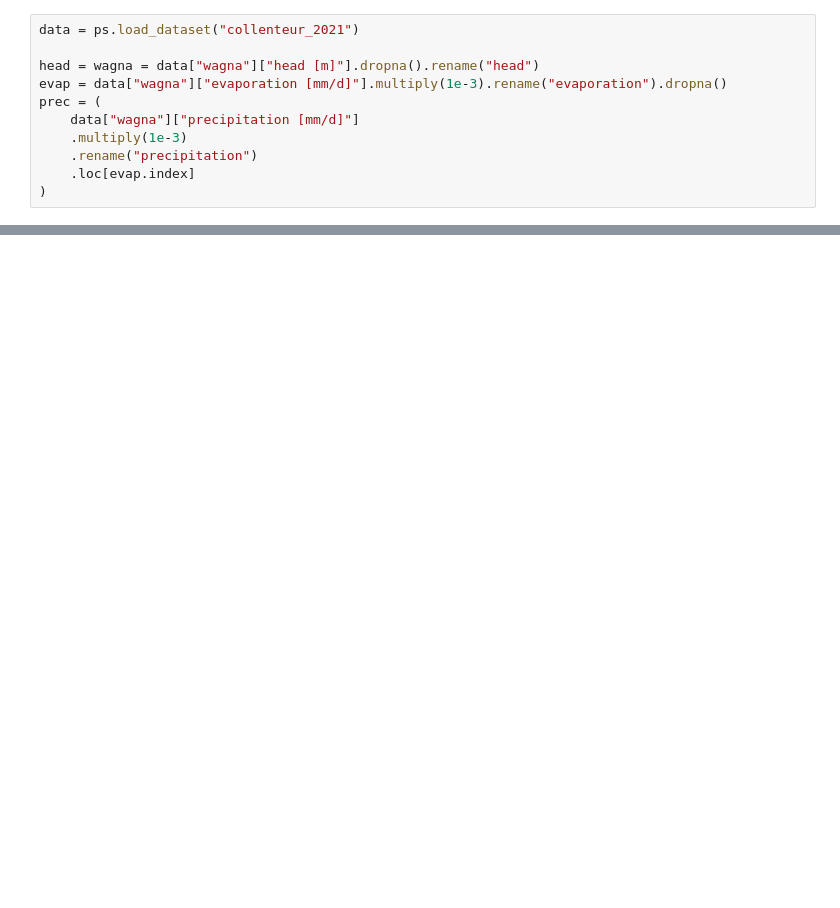
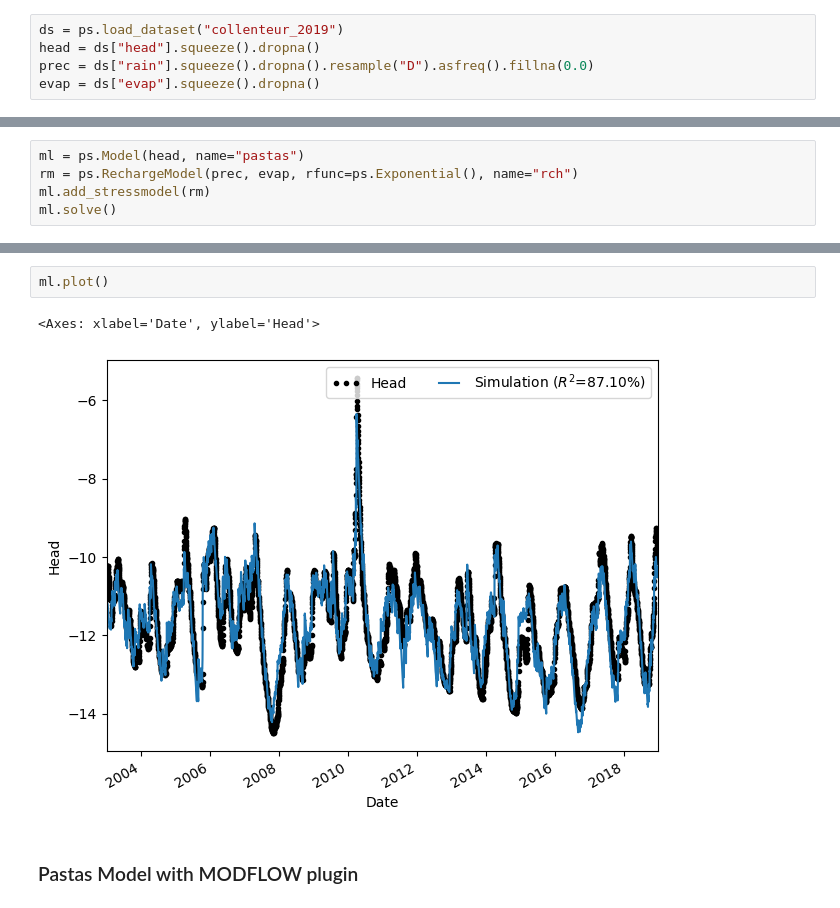
Before and after one commit to pastas/pastas-plugins, a Jupyter notebook: docs/examples/modflow_newstyle.ipynb, the cells around one changed output, grey strips where cells are left out. Saved outputs shown, nothing was run; the diff lists cells and outputs as text; blank space fills up the shorter version.

```diff
--- a/docs/examples/modflow_newstyle.ipynb
+++ b/docs/examples/modflow_newstyle.ipynb
@@ -13,11 +21,5 @@ if not (bindir / "mf6").exists():
 # %%
-data = ps.load_dataset("collenteur_2021")
-
-head = wagna = data["wagna"]["head [m]"].dropna().rename("head")
-evap = data["wagna"]["evaporation [mm/d]"].multiply(1e-3).rename("evaporation").dropna()
-prec = (
-    data["wagna"]["precipitation [mm/d]"]
-    .multiply(1e-3)
-    .rename("precipitation")
-    .loc[evap.index]
-)
+ds = ps.load_dataset("collenteur_2019")
+head = ds["head"].squeeze().dropna()
+prec = ds["rain"].squeeze().dropna().resample("D").asfreq().fillna(0.0)
+evap = ds["evap"].squeeze().dropna()
@@ -23,0 +30,5 @@ prec = (
+# %%
+ml = ps.Model(head, name="pastas")
+rm = ps.RechargeModel(prec, evap, rfunc=ps.Exponential(), name="rch")
+ml.add_stressmodel(rm)
+ml.solve()
@@ -24 +54,8 @@ prec = (
+# %%
+ml.plot()
+# %% [output]
+<Axes: xlabel='Date', ylabel='Head'>
+[figure, added]
+# %% [markdown]
+### Pastas Model with MODFLOW plugin
 # %%
```
Also changed, not shown: parts of 8 cells of this notebook.
